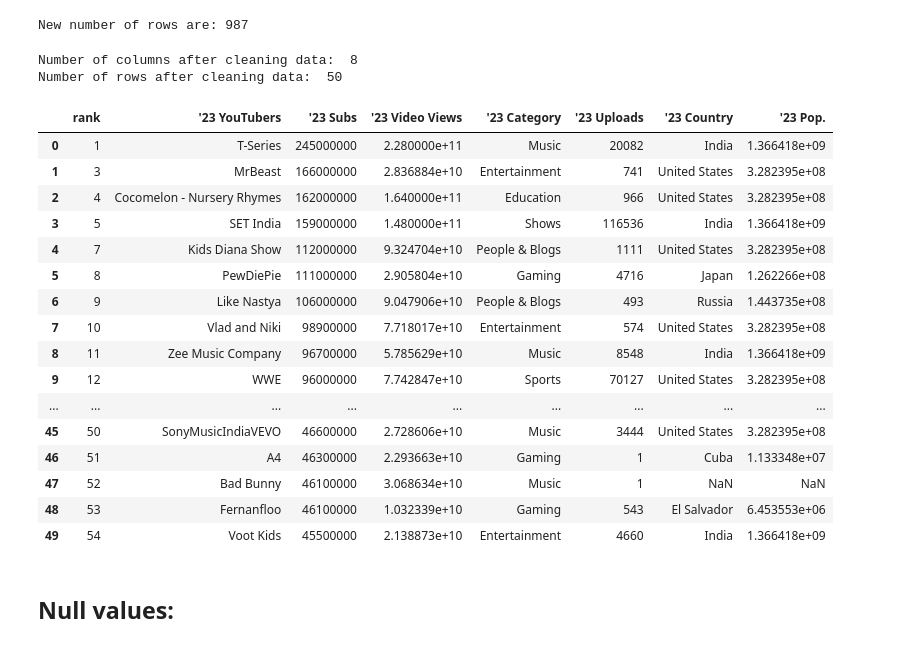
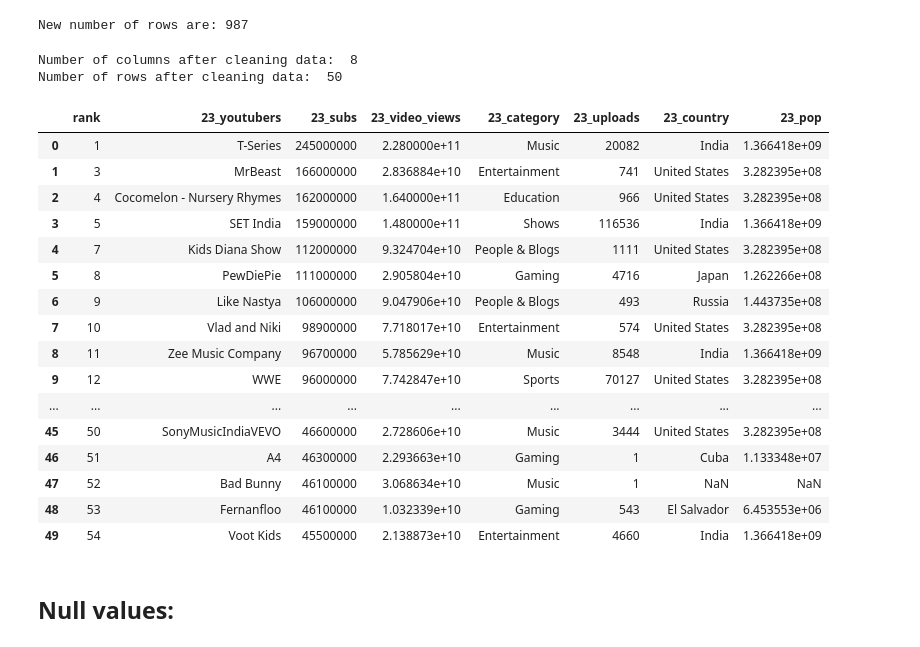
Before and after one commit to metguy/trending_youtubers, a Jupyter notebook: 2023_YouTuber_Analysis.ipynb, the cells around one changed output. Saved outputs shown, nothing was run; the diff lists cells and outputs as text; code cells hidden in the pictures.

Commit message:
updated column names as best practice for 2023_ipynb

```diff
--- a/2023_YouTuber_Analysis.ipynb
+++ b/2023_YouTuber_Analysis.ipynb
@@ -68,35 +68,35 @@ New number of rows are: 987
 # %%
 #set the pandas option to display ALL cols and rows using 'None'
 pd.set_option('display.max_rows', None)
 pd.set_option('display.max_columns', None)
 
 #drop rows to shorten data to the top 50 youtubers
 df_oldstats.drop(df_oldstats.index[range(50, 987)], axis=0, inplace=True)
 
 #reset index and drop old one
 df_oldstats = df_oldstats.reset_index(drop=True)
 
 #displaying cleaned up dataset with narrowed down cols and rows
 cols = len(df_oldstats.axes[1])
 rows = len(df_oldstats.axes[0])
 print("Number of columns after cleaning data: ", cols)
 print("Number of rows after cleaning data: ", rows)
 
 #rename columns for time period
-df_oldstats = df_oldstats.rename(columns = {"Youtuber":"'23 YouTubers",
-                                 "subscribers":"'23 Subs",
-                                 "video views":"'23 Video Views",
-                                 "Category":"'23 Category",
-                                 "uploads":"'23 Uploads",
-                                 "Country":"'23 Country",
-                                 "Population":"'23 Pop."})
+df_oldstats = df_oldstats.rename(columns = {"Youtuber":"23_youtubers",
+                                 "subscribers":"23_subs",
+                                 "video views":"23_video_views",
+                                 "Category":"23_category",
+                                 "uploads":"23_uploads",
+                                 "Country":"23_country",
+                                 "Population":"23_pop"})
 
 #display dataframe with ALL cols and rows using 'None' in head
 df_oldstats.head(None)
 # %% [output]
 Number of columns after cleaning data:  8
 Number of rows after cleaning data:  50
-|  | rank | '23 YouTubers | '23 Subs | '23 Video Views | '23 Category | '23 Uploads | '23 Country | '23 Pop. |
+|  | rank | 23_youtubers | 23_subs | 23_video_views | 23_category | 23_uploads | 23_country | 23_pop |
 | 0 | 1 | T-Series | 245000000 | 2.280000e+11 | Music | 20082 | India | 1.366418e+09 |
 | 1 | 3 | MrBeast | 166000000 | 2.836884e+10 | Entertainment | 741 | United States | 3.282395e+08 |
 | 2 | 4 | Cocomelon - Nursery Rhymes | 162000000 | 1.640000e+11 | Education | 966 | United States | 3.282395e+08 |
```
Also changed, not shown: parts of 13 cells of this notebook.
